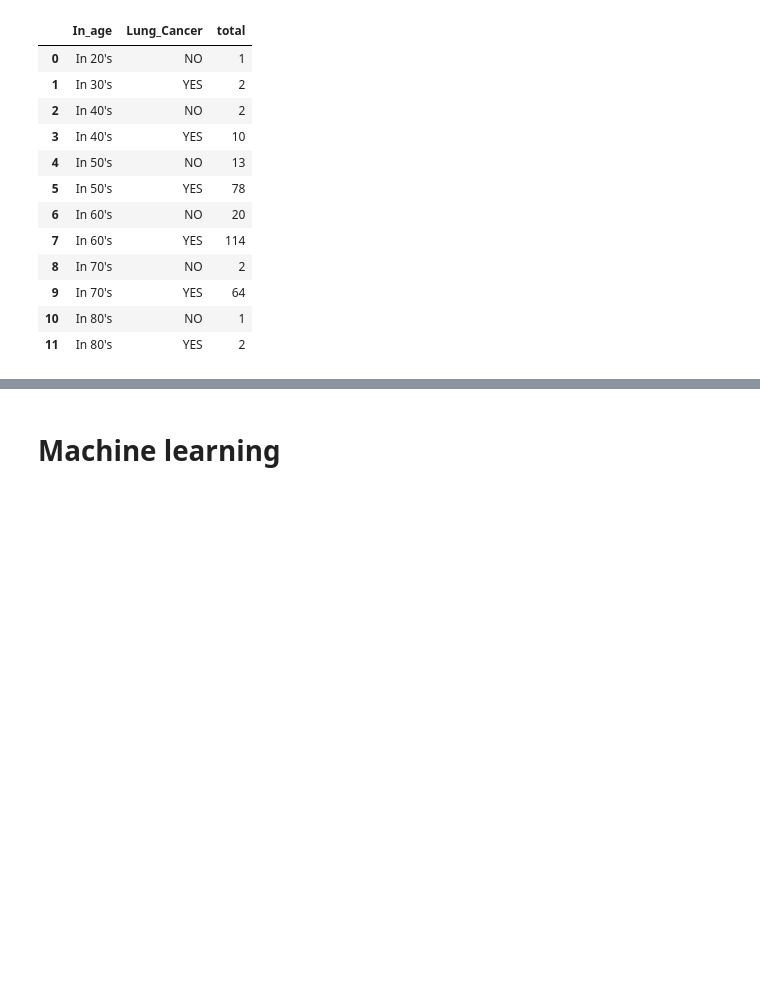
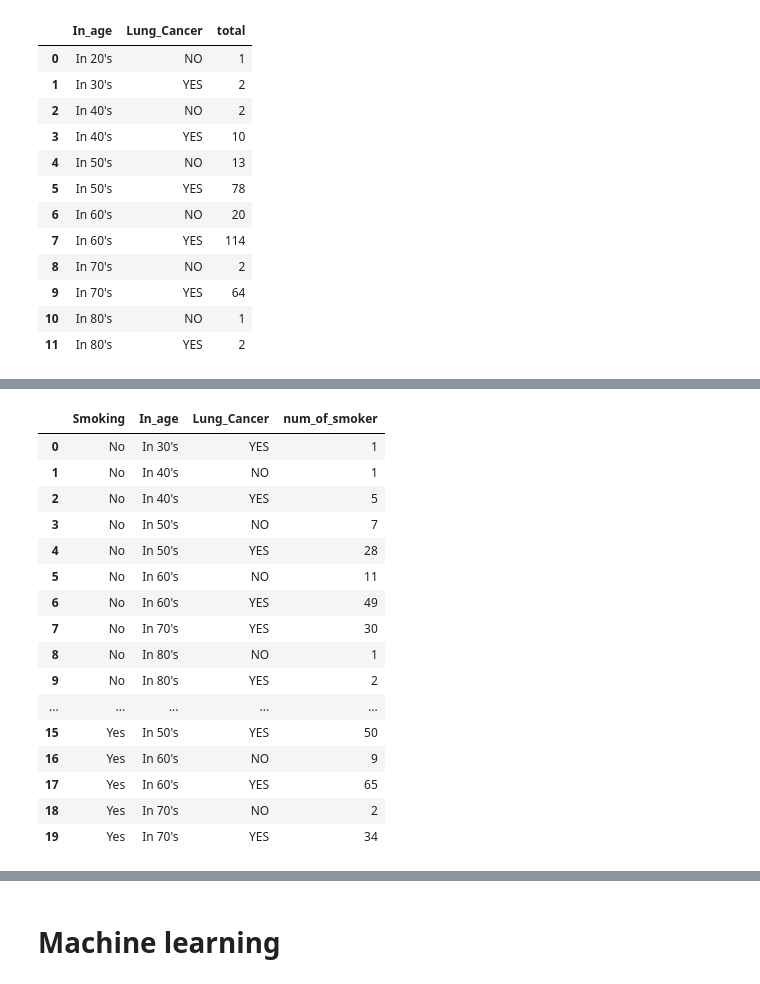
Before and after one commit to ehetshamshaukat/Lung-Cancer-analysis-and-model, a Jupyter notebook: lung-cancer-analysis-and-model.ipynb, the cells around one changed output, grey strips where cells are left out. Cells and saved outputs as stored; diff of their text form; code cells hidden in the pictures; blank space fills up the shorter version.

```diff
--- a/lung-cancer-analysis-and-model.ipynb
+++ b/lung-cancer-analysis-and-model.ipynb
@@ -98,7 +113,7 @@ Index(['Gender', 'Age', 'Smoking', 'Yellow_Fingers', 'Anxiety',
 dataset["Gender"]=dataset["Gender"].replace(["M","F"],["Male","Female"])
 col=["Smoking","Yellow_Fingers","Anxiety","Peer_Pressure","Chronic Disease","Fatigue ","Allergy ","Wheezing","Alcohol Consuming","Coughing","Shortness Of Breath","Swallowing Difficulty","Chest Pain"]
 for x in col:
-        dataset[x]=dataset[x].replace([1,2],[0,1])
+        dataset[x]=dataset[x].replace([1,2],["No","Yes"])
 # %%
 dataset.sample(5)
 # %% [output]
@@ -218,0 +233,21 @@ fig.show()
+# %%
+smoker_age_cancer=dataset.groupby(["Smoking","In_age","Lung_Cancer"]).agg(num_of_smoker=("Smoking","count")).reset_index()
+smoker_age_cancer
+# %% [output]
+|  | Smoking | In_age | Lung_Cancer | num_of_smoker |
+| 0 | No | In 30's | YES | 1 |
+| 1 | No | In 40's | NO | 1 |
+| 2 | No | In 40's | YES | 5 |
+| 3 | No | In 50's | NO | 7 |
+| 4 | No | In 50's | YES | 28 |
+| 5 | No | In 60's | NO | 11 |
+| 6 | No | In 60's | YES | 49 |
+| 7 | No | In 70's | YES | 30 |
+| 8 | No | In 80's | NO | 1 |
+| 9 | No | In 80's | YES | 2 |
+| ... | ... | ... | ... | ... |
+| 15 | Yes | In 50's | YES | 50 |
+| 16 | Yes | In 60's | NO | 9 |
+| 17 | Yes | In 60's | YES | 65 |
+| 18 | Yes | In 70's | NO | 2 |
+| 19 | Yes | In 70's | YES | 34 |
```
Also changed, not shown: parts of 66 cells of this notebook.
